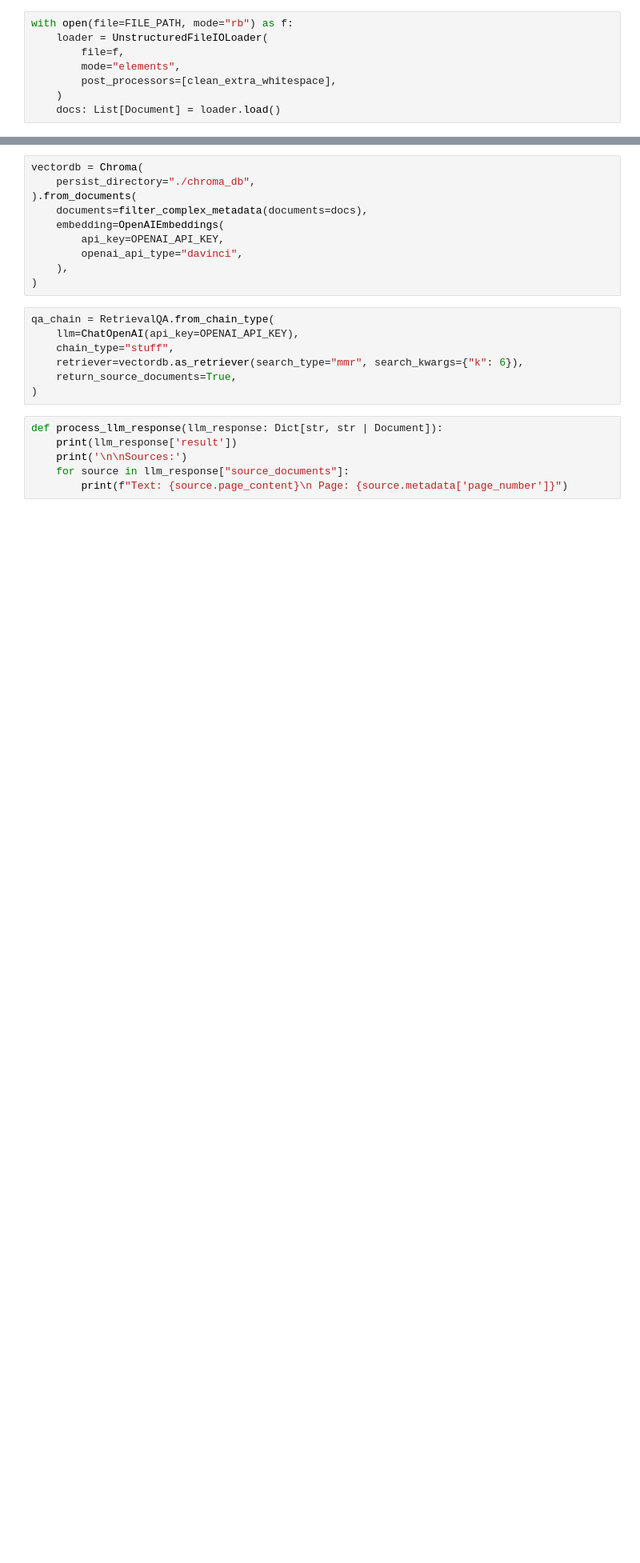
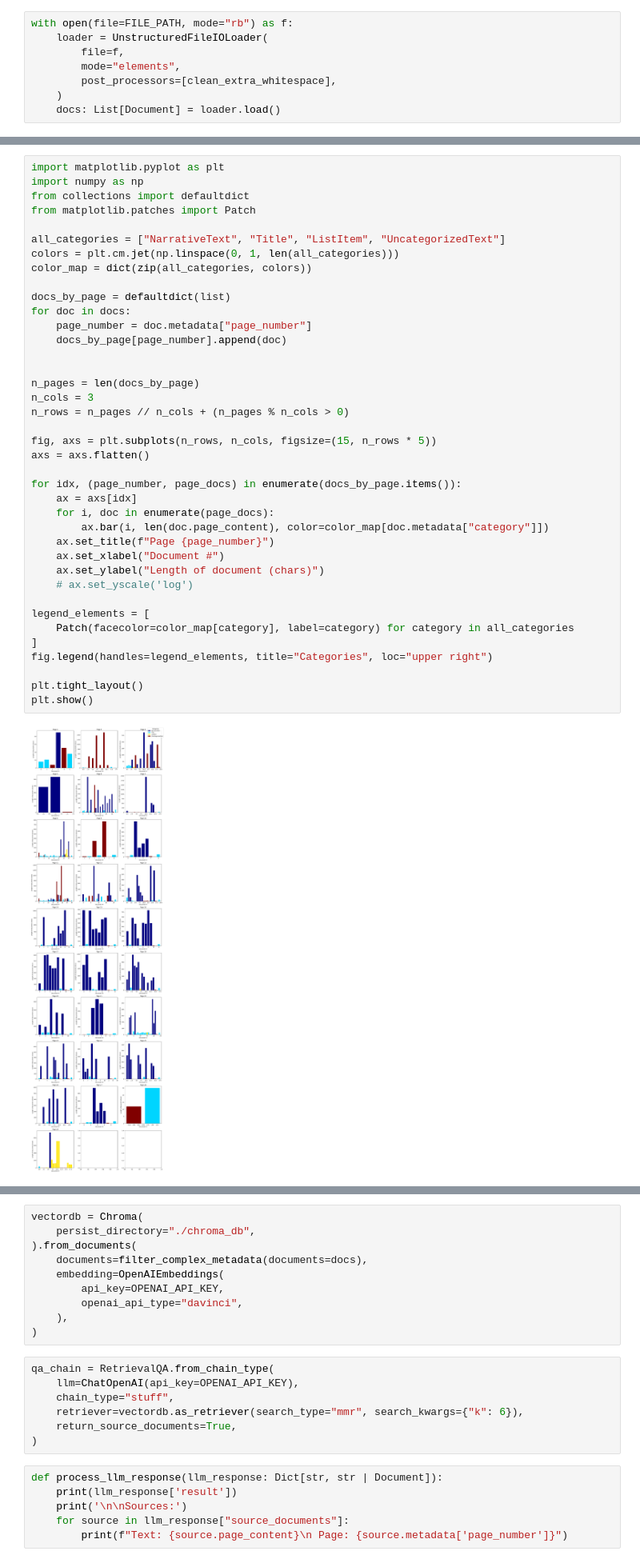
Before and after one commit to DarkHawk727/YARA, a Jupyter notebook: RAG-implementation.ipynb, the cells around one changed output, grey strips where cells are left out. Shown at 80% size. Saved outputs shown, nothing was run; the diff lists cells and outputs as text; blank space fills up the shorter version.

```diff
--- a/RAG-implementation.ipynb
+++ b/RAG-implementation.ipynb
@@ -66,0 +69,41 @@ plt.show()
+# %%
+import matplotlib.pyplot as plt
+import numpy as np
+from collections import defaultdict
+from matplotlib.patches import Patch
+
+all_categories = ["NarrativeText", "Title", "ListItem", "UncategorizedText"]
+colors = plt.cm.jet(np.linspace(0, 1, len(all_categories)))
+color_map = dict(zip(all_categories, colors))
+
+docs_by_page = defaultdict(list)
+for doc in docs:
+    page_number = doc.metadata["page_number"]
+    docs_by_page[page_number].append(doc)
+
+
+n_pages = len(docs_by_page)
+n_cols = 3
+n_rows = n_pages // n_cols + (n_pages % n_cols > 0)
+
+fig, axs = plt.subplots(n_rows, n_cols, figsize=(15, n_rows * 5))
+axs = axs.flatten()
+
+for idx, (page_number, page_docs) in enumerate(docs_by_page.items()):
+    ax = axs[idx]
+    for i, doc in enumerate(page_docs):
+        ax.bar(i, len(doc.page_content), color=color_map[doc.metadata["category"]])
+    ax.set_title(f"Page {page_number}")
+    ax.set_xlabel("Document #")
+    ax.set_ylabel("Length of document (chars)")
+    # ax.set_yscale('log')
+
+legend_elements = [
+    Patch(facecolor=color_map[category], label=category) for category in all_categories
+]
+fig.legend(handles=legend_elements, title="Categories", loc="upper right")
+
+plt.tight_layout()
+plt.show()
+# %% [output]
+[figure, added]
```
Also changed, not shown: parts of 4 cells of this notebook, 2 other files.
